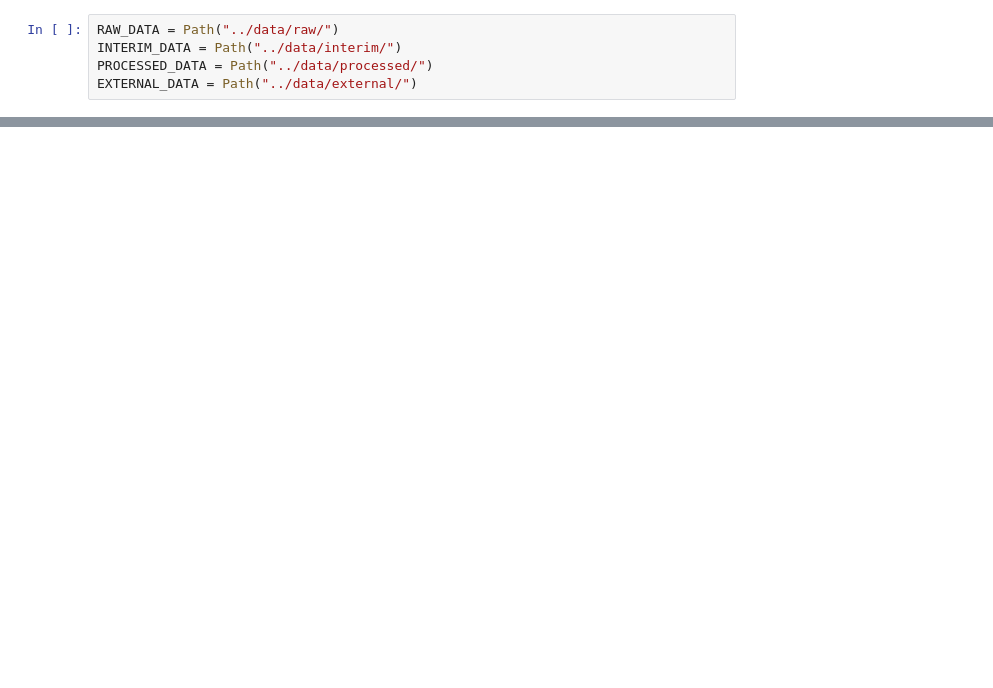
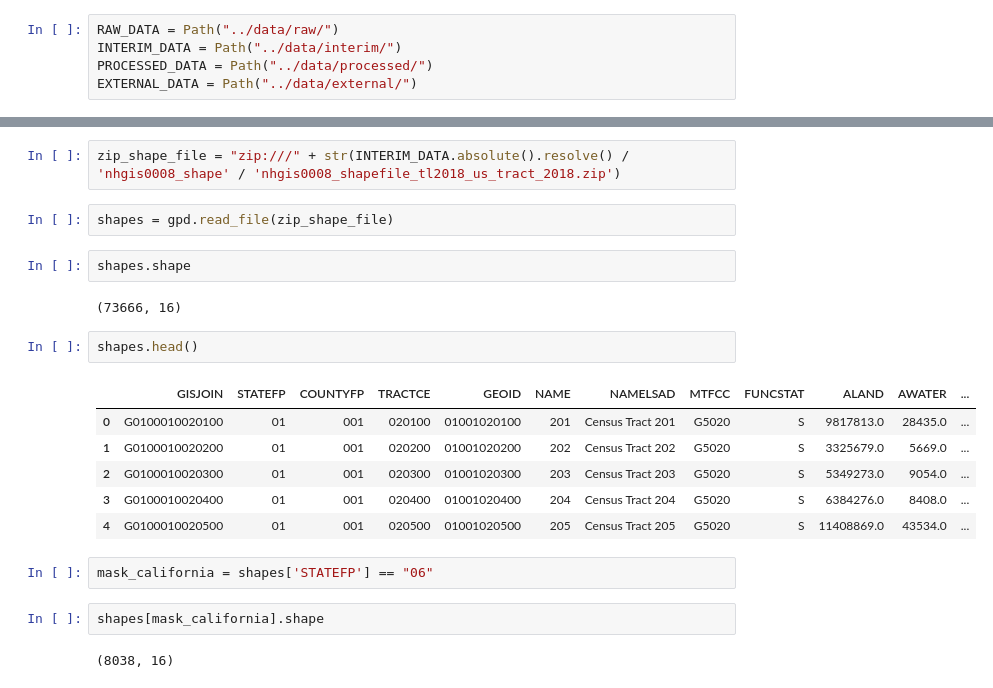
Before and after one commit to vivaladataviz/east-bay-transit, a Jupyter notebook: notebooks/00_DataPrep.ipynb, the cells around one changed output, grey strips where cells are left out. Drawn from its saved outputs; the diff is of its cells as text; blank space fills up the shorter version.

```diff
--- a/notebooks/00_DataPrep.ipynb
+++ b/notebooks/00_DataPrep.ipynb
@@ -39,0 +67,23 @@ data = pd.read_
+# %%
+zip_shape_file = "zip:///" + str(INTERIM_DATA.absolute().resolve() / 'nhgis0008_shape' / 'nhgis0008_shapefile_tl2018_us_tract_2018.zip')
+# %%
+shapes = gpd.read_file(zip_shape_file)
+# %%
+shapes.shape
+# %% [output]
+(73666, 16)
+# %%
+shapes.head()
+# %% [output]
+|  | GISJOIN | STATEFP | COUNTYFP | TRACTCE | GEOID | NAME | NAMELSAD | MTFCC | FUNCSTAT | ALAND | AWATER | ... |
+| 0 | G0100010020100 | 01 | 001 | 020100 | 01001020100 | 201 | Census Tract 201 | G5020 | S | 9817813.0 | 28435.0 | ... |
+| 1 | G0100010020200 | 01 | 001 | 020200 | 01001020200 | 202 | Census Tract 202 | G5020 | S | 3325679.0 | 5669.0 | ... |
+| 2 | G0100010020300 | 01 | 001 | 020300 | 01001020300 | 203 | Census Tract 203 | G5020 | S | 5349273.0 | 9054.0 | ... |
+| 3 | G0100010020400 | 01 | 001 | 020400 | 01001020400 | 204 | Census Tract 204 | G5020 | S | 6384276.0 | 8408.0 | ... |
+| 4 | G0100010020500 | 01 | 001 | 020500 | 01001020500 | 205 | Census Tract 205 | G5020 | S | 11408869.0 | 43534.0 | ... |
+# %%
+mask_california = shapes['STATEFP'] == "06"
+# %%
+shapes[mask_california].shape
+# %% [output]
+(8038, 16)
```
Also changed, not shown: parts of 24 cells of this notebook, 1 other file.
